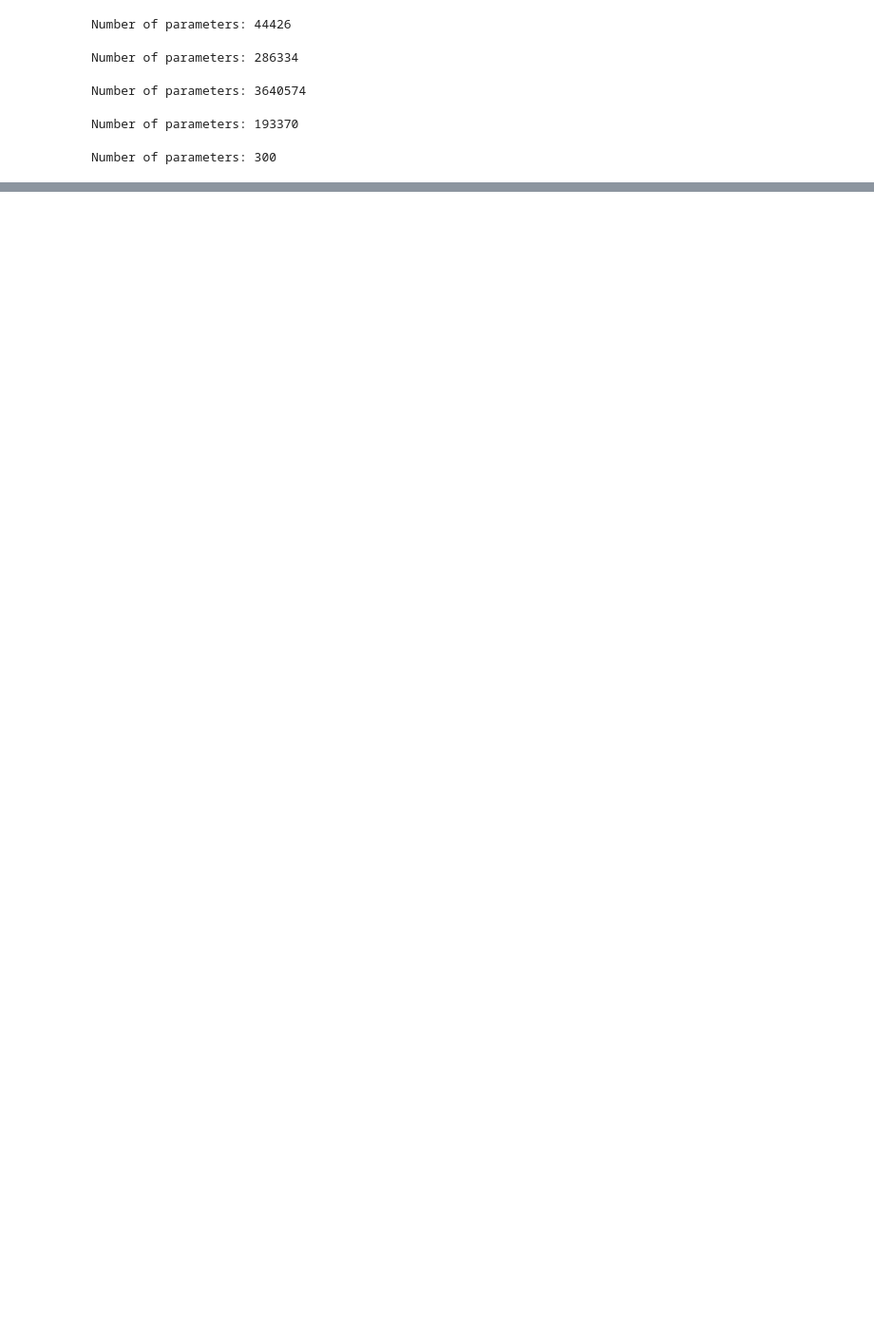
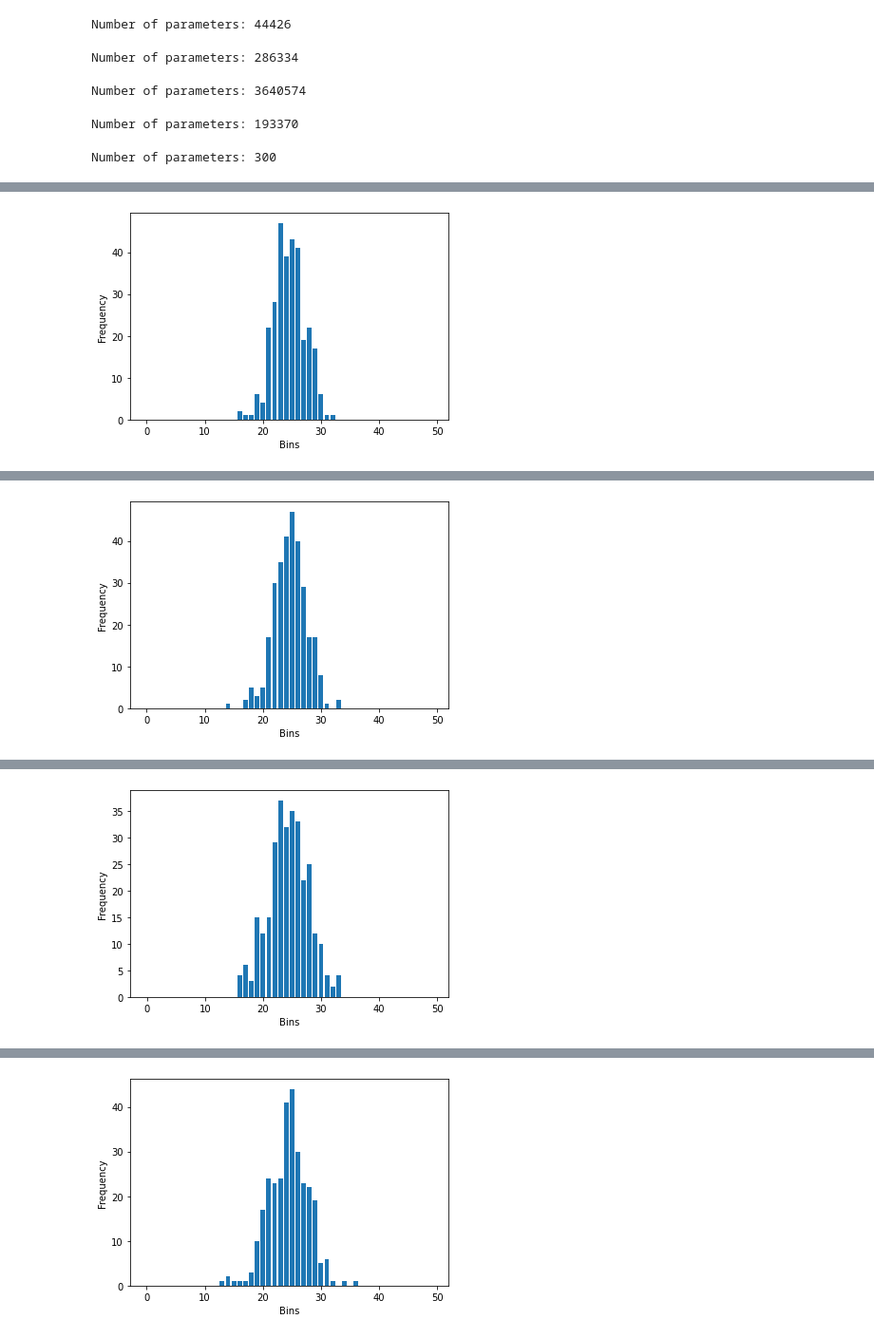
Before and after one commit to AntoAndGar/Intrinsic-Dimension, a Jupyter notebook: intrinsic.ipynb, the cells around one changed output, grey strips where cells are left out. Shown at 95% size. Saved outputs shown, nothing was run; the diff lists cells and outputs as text; code cells hidden in the pictures; blank space fills up the shorter version.

```diff
--- a/intrinsic.ipynb
+++ b/intrinsic.ipynb
@@ -519,4 +520,18 @@ test_dataloader = DataLoader(
 )
+# %%
+# download and load CIFAR-10 Dataset
+train_dataset = CIFAR10(
+    root="./data/CIFAR10", download=True, train=True, transform=img_transform
+)
+train_dataloader = DataLoader(train_dataset, batch_size=batch_size, shuffle=True)
+
+test_dataset = CIFAR10(
+    root="./data/CIFAR10", download=True, train=False, transform=img_transform
+)
+
+test_dataloader = DataLoader(
+    test_dataset, batch_size=batch_size, shuffle=True
+)
 # %%
 model = FullyConnectedNetwork(28 * 28, 200, 10)
 model.to(device)
@@ -564,6 +579,7 @@ print("Number of parameters: %d" % num_params)
 # %% [output]
 Number of parameters: 300
 # %%
+import matplotlib.pyplot as plt
 #torch.autograd.set_detect_anomaly(True)
 # train the model
 criterion = nn.CrossEntropyLoss()
@@ -615,6 +631,17 @@ def test(model, test_loader, criterion):
             100.0 * correct / len(test_loader.dataset),
         )
     )
+    # show an histogram of the weights of the model
+    for param in model.parameters():
+        if param.requires_grad:
+            hist = torch.histc(param.data, bins = 50, min = -2, max = 2)
+            bins = 30
+            x = range(bins)
+            plt.bar(x, hist, align='center')
+            plt.xlabel('Bins')
+            plt.ylabel('Frequency')
+            plt.show()
+
     return correct / len(test_loader.dataset)
 
 
@@ -632,0 +671 @@ Train Epoch: 1 [6400/60000 (11%)]       Loss: 2.286234
+[figure, added]
@@ -633,0 +689 @@ KeyboardInterrupt:
+[figure, added]
@@ -633,0 +707 @@ KeyboardInterrupt:
+[figure, added]
@@ -633,0 +725 @@ KeyboardInterrupt:
+[figure, added]
```
Also changed, not shown: parts of 10 cells of this notebook.
